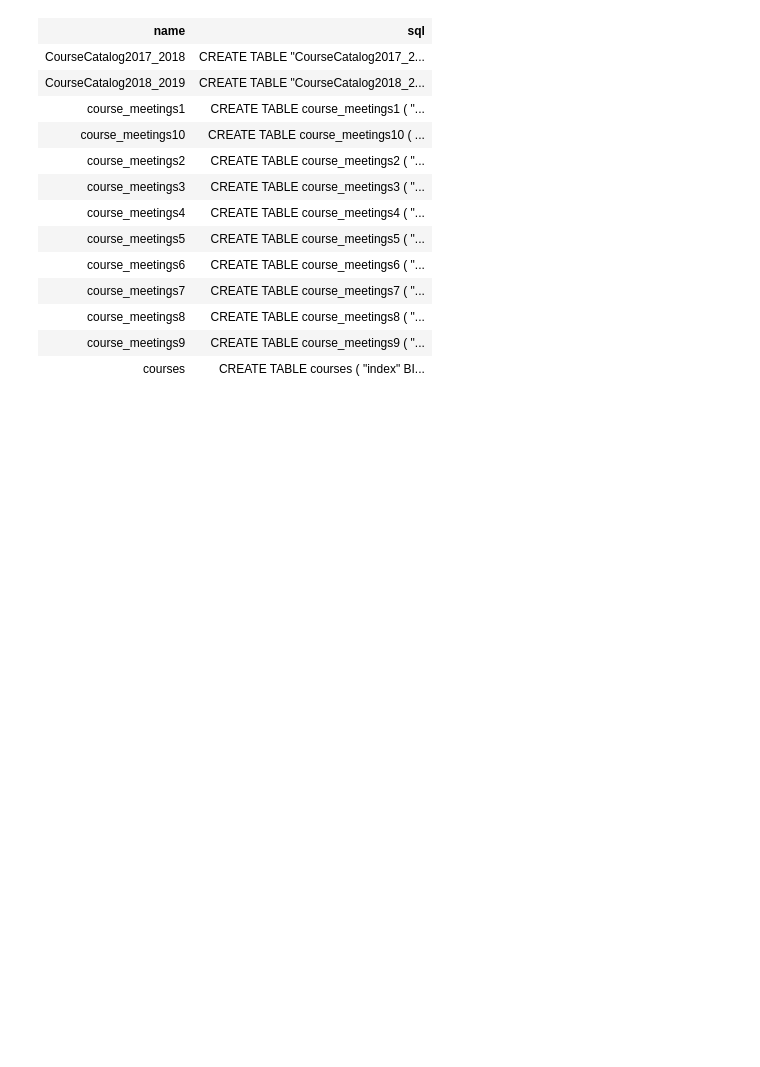
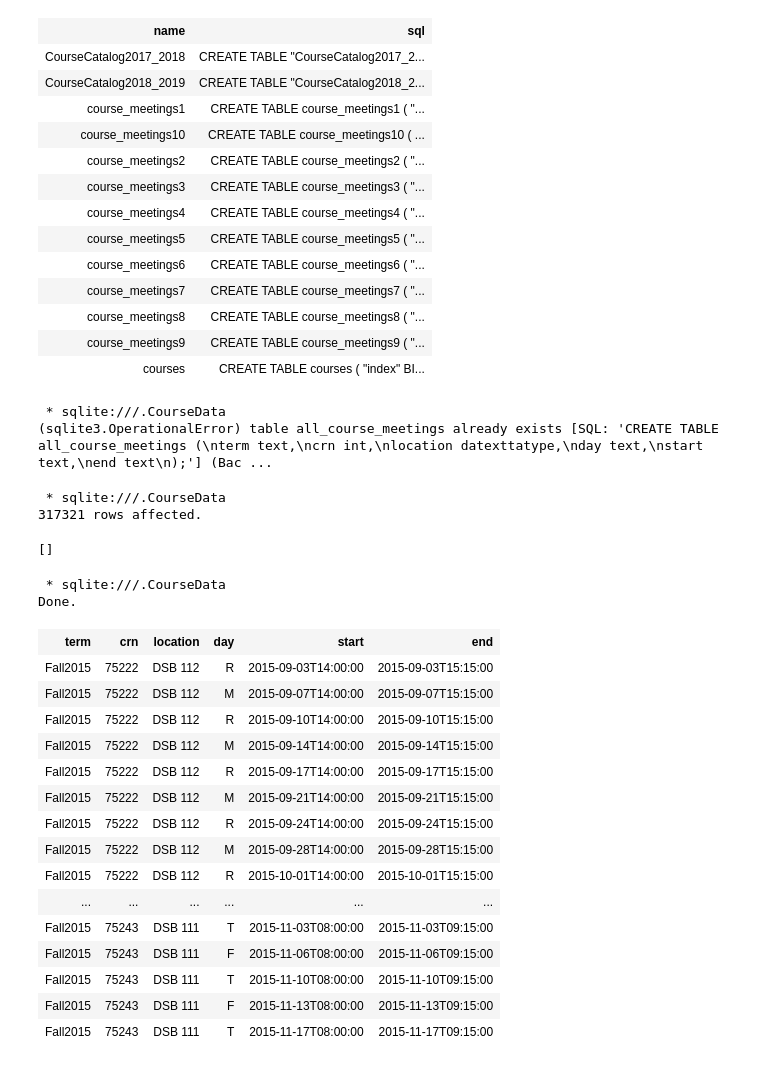
Before and after one commit to fairfield-university-ba-510-spring2019/final-project-data-team, a Jupyter notebook: CourseDataETL.ipynb, the cells around one changed output. Cells and saved outputs as stored; diff of their text form; code cells hidden in the pictures; blank space fills up the shorter version.

Commit message:
Create combined course meetings table
Create combined course meetings table

```diff
--- a/CourseDataETL.ipynb
+++ b/CourseDataETL.ipynb
@@ -128,3 +128,68 @@ Done.
 | course_meetings8 | CREATE TABLE course_meetings8 ( "... |
 | course_meetings9 | CREATE TABLE course_meetings9 ( "... |
 | courses | CREATE TABLE courses ( "index" BI... |
+# %%
+%%sql
+
+CREATE TABLE all_course_meetings (
+term text,
+crn int,
+location datexttatype,
+day text,
+start text,
+end text
+);
+# %% [output]
+ * sqlite:///.CourseData
+(sqlite3.OperationalError) table all_course_meetings already exists [SQL: 'CREATE TABLE all_course_meetings (\nterm text,\ncrn int,\nlocation datexttatype,\nday text,\nstart text,\nend text\n);'] (Bac ...
+# %%
+%%sql
+
+INSERT INTO all_course_meetings
+    select term,crn,location,day,start,end from course_meetings1
+union all
+    select term,crn,location,day,start,end from course_meetings2
+union all
+    select term,crn,location,day,start,end from course_meetings3
+union all
+    select term,crn,location,day,start,end from course_meetings4
+union all
+    select term,crn,location,day,start,end from course_meetings5
+union all
+    select term,crn,location,day,start,end from course_meetings6
+union all
+    select term,crn,location,day,start,end from course_meetings7
+union all
+    select term,crn,location,day,start,end from course_meetings8
+union all
+    select term,crn,location,day,start,end from course_meetings9
+union all
+    select term,crn,location,day,start,end from course_meetings10
+;
+# %% [output]
+ * sqlite:///.CourseData
+317321 rows affected.
+[]
+# %%
+%%sql
+
+select * from all_course_meetings limit 100
+# %% [output]
+ * sqlite:///.CourseData
+Done.
+| term | crn | location | day | start | end |
+| Fall2015 | 75222 | DSB 112 | R | 2015-09-03T14:00:00 | 2015-09-03T15:15:00 |
+| Fall2015 | 75222 | DSB 112 | M | 2015-09-07T14:00:00 | 2015-09-07T15:15:00 |
+| Fall2015 | 75222 | DSB 112 | R | 2015-09-10T14:00:00 | 2015-09-10T15:15:00 |
+| Fall2015 | 75222 | DSB 112 | M | 2015-09-14T14:00:00 | 2015-09-14T15:15:00 |
+| Fall2015 | 75222 | DSB 112 | R | 2015-09-17T14:00:00 | 2015-09-17T15:15:00 |
+| Fall2015 | 75222 | DSB 112 | M | 2015-09-21T14:00:00 | 2015-09-21T15:15:00 |
+| Fall2015 | 75222 | DSB 112 | R | 2015-09-24T14:00:00 | 2015-09-24T15:15:00 |
+| Fall2015 | 75222 | DSB 112 | M | 2015-09-28T14:00:00 | 2015-09-28T15:15:00 |
+| Fall2015 | 75222 | DSB 112 | R | 2015-10-01T14:00:00 | 2015-10-01T15:15:00 |
+| ... | ... | ... | ... | ... | ... |
+| Fall2015 | 75243 | DSB 111 | T | 2015-11-03T08:00:00 | 2015-11-03T09:15:00 |
+| Fall2015 | 75243 | DSB 111 | F | 2015-11-06T08:00:00 | 2015-11-06T09:15:00 |
+| Fall2015 | 75243 | DSB 111 | T | 2015-11-10T08:00:00 | 2015-11-10T09:15:00 |
+| Fall2015 | 75243 | DSB 111 | F | 2015-11-13T08:00:00 | 2015-11-13T09:15:00 |
+| Fall2015 | 75243 | DSB 111 | T | 2015-11-17T08:00:00 | 2015-11-17T09:15:00 |
```
Also changed, not shown: parts of 1 cell of this notebook, 1 other file.
